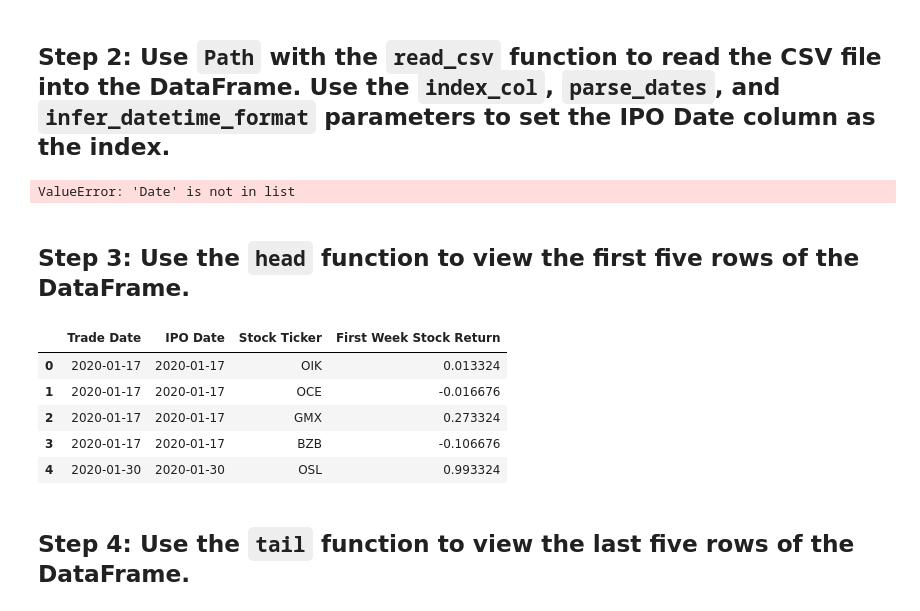
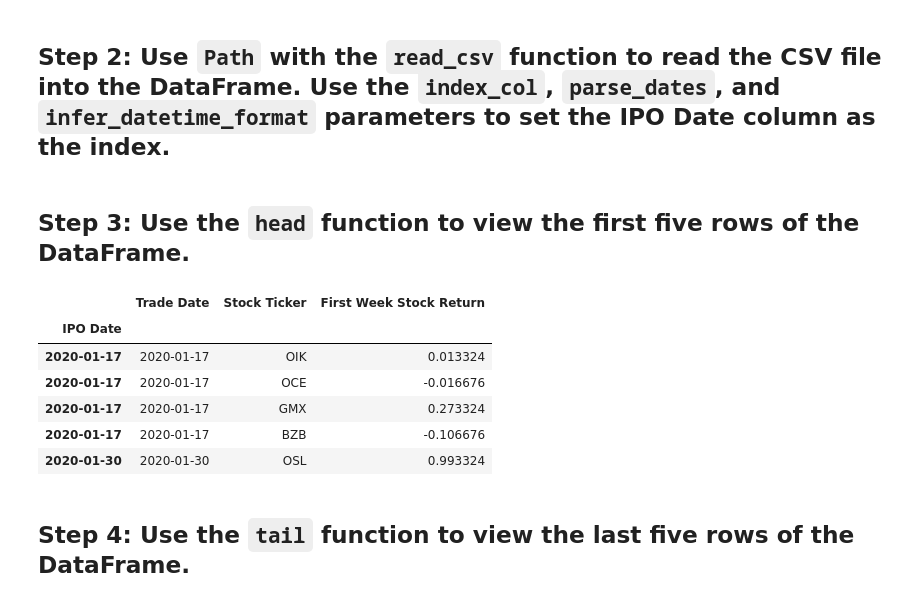
Before and after one commit to carlosmpr/fintech, a Jupyter notebook: module3/practice/03_IPO_Excitement/Unsolved/IPO_Excitement.ipynb, the cells around one changed output. Cells and saved outputs as stored; diff of their text form; code cells hidden in the pictures.

```diff
--- a/module3/practice/03_IPO_Excitement/Unsolved/IPO_Excitement.ipynb
+++ b/module3/practice/03_IPO_Excitement/Unsolved/IPO_Excitement.ipynb
@@ -41,23 +41,23 @@ from pathlib import Path
 # Set the parse_dates and infer_datetime_format parameters
 csvpath= Path("../Resources/IPO_data.csv")
 
-ipo_df =pd.read_csv(csvpath, index_col="Date",
+ipo_df =pd.read_csv(csvpath, index_col="IPO Date",
     parse_dates=True,
     infer_datetime_format=True)
-# %% [output]
-ValueError: 'Date' is not in list
 # %% [markdown]
 ## Step 3: Use the `head` function to view the first five rows of the DataFrame.
 # %%
 # Call head function to review the first 5 rows of the DataFrame
 # YOUR CODE HERE
+ipo_df.head()
 # %% [output]
-|  | Trade Date | IPO Date | Stock Ticker | First Week Stock Return |
-| 0 | 2020-01-17 | 2020-01-17 | OIK | 0.013324 |
-| 1 | 2020-01-17 | 2020-01-17 | OCE | -0.016676 |
-| 2 | 2020-01-17 | 2020-01-17 | GMX | 0.273324 |
-| 3 | 2020-01-17 | 2020-01-17 | BZB | -0.106676 |
-| 4 | 2020-01-30 | 2020-01-30 | OSL | 0.993324 |
+|  | Trade Date | Stock Ticker | First Week Stock Return |
+| IPO Date |  |  |  |
+| 2020-01-17 | 2020-01-17 | OIK | 0.013324 |
+| 2020-01-17 | 2020-01-17 | OCE | -0.016676 |
+| 2020-01-17 | 2020-01-17 | GMX | 0.273324 |
+| 2020-01-17 | 2020-01-17 | BZB | -0.106676 |
+| 2020-01-30 | 2020-01-30 | OSL | 0.993324 |
 # %% [markdown]
 ## Step 4: Use the `tail` function to view the last five rows of the DataFrame.
 # %%
```
Also changed, not shown: parts of 1 cell of this notebook, 3 other files.
